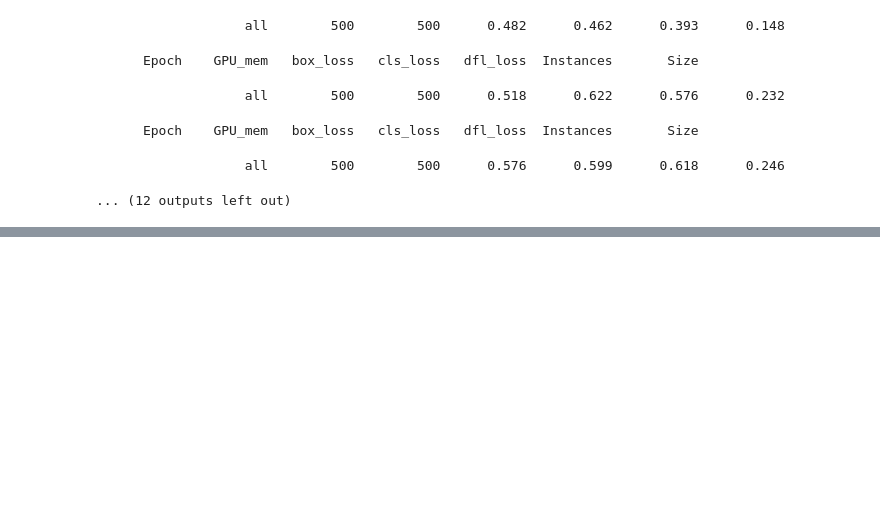
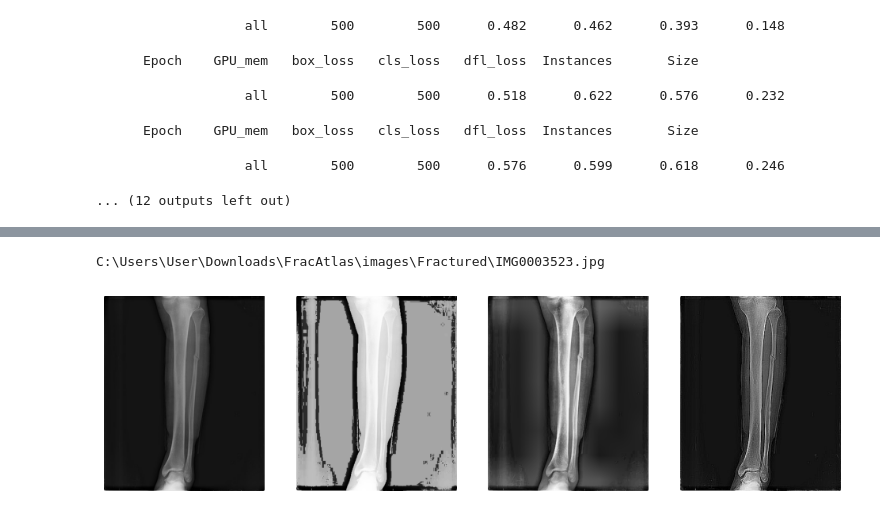
Before and after one commit to Leohoji/Fracture-Identification-System, a Jupyter notebook: bone_fracture_detection.ipynb, the cells around one changed output, grey strips where cells are left out. Saved outputs shown, nothing was run; the diff lists cells and outputs as text; code cells hidden in the pictures; blank space fills up the shorter version.

```diff
--- a/bone_fracture_detection.ipynb
+++ b/bone_fracture_detection.ipynb
@@ -2778,0 +1426,43 @@ Starting training for 10 epochs...
+# %%
+# Realize several image processing techniques
+image_path = random.choice(fractured_images)
+print(image_path)
+original_image = cv2.imread(image_path)
+
+# 1. 直方圖均衡化 (Histogram Equalization)
+def apply_histogram_equalization(img):
+    if len(img.shape) == 3:
+        img_yuv = cv2.cvtColor(img, cv2.COLOR_BGR2YUV)
+        img_yuv[:, :, 0] = cv2.equalizeHist(img_yuv[:, :, 0])
+        return cv2.cvtColor(img_yuv, cv2.COLOR_YUV2BGR)
+    else:
+        return cv2.equalizeHist(img)
+equalized_image = apply_histogram_equalization(original_image)
+equalized_image = cv2.cvtColor(equalized_image, cv2.COLOR_BGR2RGB)
+
+# 2. 對比度受限的自適應直方圖均衡化 (CLAHE) on each color channel
+b, g, r = cv2.split(original_image)
+clahe = cv2.createCLAHE(clipLimit=5.0, tileGridSize=(8, 8))
+clahe_b = clahe.apply(b)
+clahe_g = clahe.apply(g)
+clahe_r = clahe.apply(r)
+clahe_image = cv2.merge((clahe_b, clahe_g, clahe_r))
+
+# 3. 銳化濾波 (Sharpening Filter) - Unsharp Masking
+# 定義銳化濾波器核心 (Unsharp Masking)
+kernel = np.array([[-1, -1, -1],
+                   [-1,  9, -1],
+                   [-1, -1, -1]])
+
+sharpened_image = cv2.filter2D(original_image, -1, kernel) # 應用銳化濾波器
+
+images_for_plot = [original_image, equalized_image, clahe_image, sharpened_image]
+plt.figure(figsize=(12, 5))
+for i, img in enumerate(images_for_plot):
+    plt.subplot(1, len(images_for_plot), i+1)
+    plt.imshow(img)
+    plt.axis('off')
+plt.show()
+# %% [output]
+C:\Users\User\Downloads\FracAtlas\images\Fractured\IMG0003523.jpg
+[figure, added]
```
Also changed, not shown: parts of 122 cells of this notebook, 46 other files.
